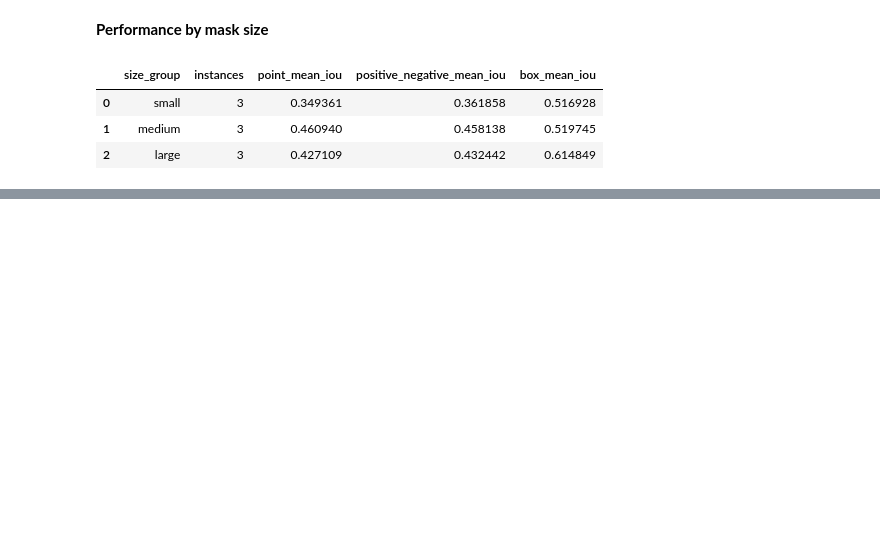
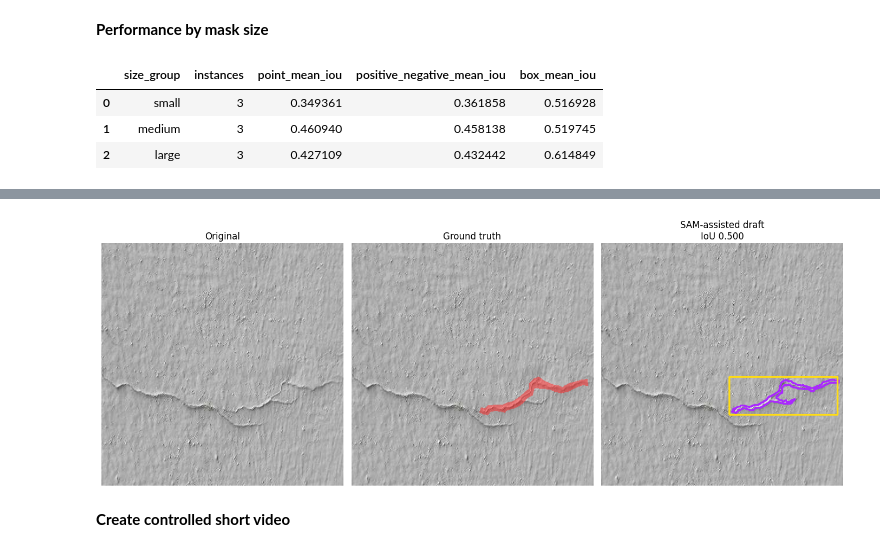
Before and after one commit to mdmohsin212/modern-vision-multimodal-lab, a Jupyter notebook: Vision/02_segmentation/sam_and_model_clinic.ipynb, the cells around one changed output, grey strips where cells are left out. Cells and saved outputs as stored; diff of their text form; code cells hidden in the pictures; blank space fills up the shorter version.

```diff
--- a/Vision/02_segmentation/sam_and_model_clinic.ipynb
+++ b/Vision/02_segmentation/sam_and_model_clinic.ipynb
@@ -758,0 +761,13 @@ size_summary
+# %%
+def create_overlay(image, mask, color=(30, 220, 80), alpha=0.55):
+    overlay = image.copy()
+
+    mask_pixels = mask > 0
+    color_array = np.asarray(color, dtype=np.float32)
+
+    overlay[
+        mask_pixels
+    ] = ((1 - alpha)* overlay[mask_pixels] + alpha * color_array
+        ).astype(np.uint8)
+
+    return overlay
@@ -758,0 +1149,7 @@ size_summary
+# %%
+VIDEO_DIR = OUTPUT_ROOT/ "video"
+ANNOTATION_DIR = OUTPUT_ROOT / "assisted_annotation"
+
+
+VIDEO_DIR.mkdir(parents=True, exist_ok=True)
+ANNOTATION_DIR.mkdir(parents=True,exist_ok=True)
@@ -758,0 +1283,45 @@ size_summary
+# %%
+figure, axes = plt.subplots(1, 3, figsize=(14, 5))
+
+axes[0].imshow(demo_image)
+axes[0].set_title("Original")
+
+axes[1].imshow(
+    create_overlay(
+        demo_image,
+        demo_gt,
+        color=(255, 50, 50),
+    )
+)
+axes[1].set_title("Ground truth")
+
+axes[2].imshow(
+    annotation_preview
+)
+axes[2].set_title(
+    "SAM-assisted draft\n"
+    f"IoU "
+    f"{binary_iou(assisted_mask, demo_gt):.3f}"
+)
+
+for axis in axes:
+    axis.axis("off")
+
+figure.tight_layout()
+
+annotation_preview_path = (
+    ANNOTATION_DIR
+    / "sam_assisted_annotation_preview.png"
+)
+
+figure.savefig(
+    annotation_preview_path,
+    dpi=180,
+    bbox_inches="tight",
+)
+
+plt.show()
+# %% [output]
+[figure, added]
+# %% [markdown]
+**Create controlled short video**
```
Also changed, not shown: parts of 21 cells of this notebook.
